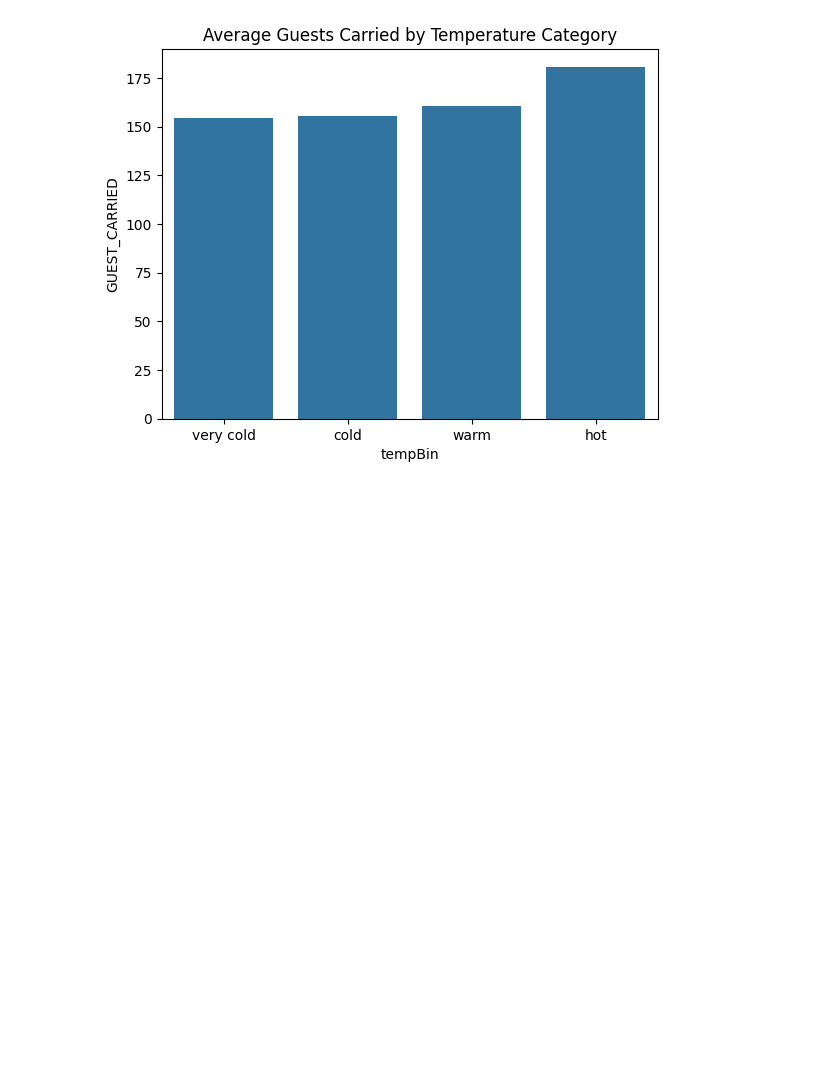
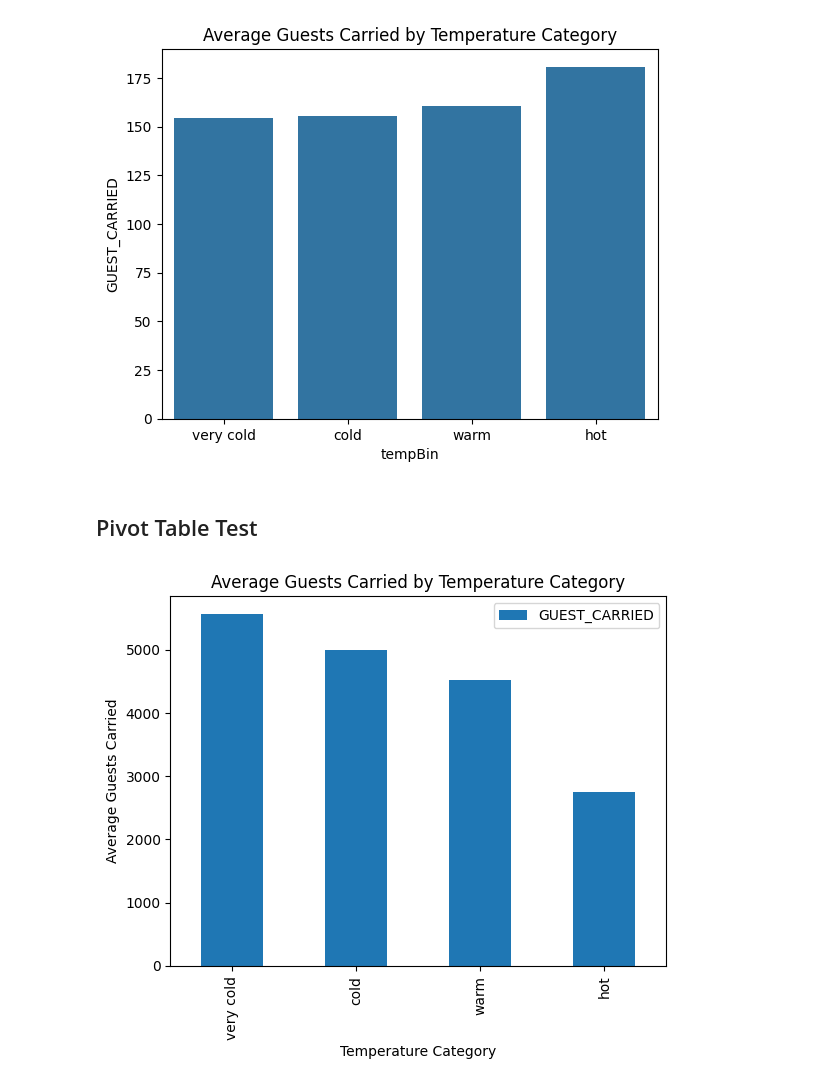
Before and after one commit to MwBm/DataAnalysisIntro, a Jupyter notebook: disneyData.ipynb, the cells around one changed output. Saved outputs shown, nothing was run; the diff lists cells and outputs as text; code cells hidden in the pictures; blank space fills up the shorter version.

```diff
--- a/disneyData.ipynb
+++ b/disneyData.ipynb
@@ -241,3 +267,15 @@ plt.title('Average Guests Carried by Temperature Category')
 plt.show()
 # %% [output]
 [figure]
+# %% [markdown]
+## Pivot Table Test
+# %%
+pivot = matching_rapids.pivot_table(values='GUEST_CARRIED', index='tempBin', aggfunc='var', observed=True)
+
+pivot.plot(kind='bar')
+plt.title('Average Guests Carried by Temperature Category')
+plt.xlabel('Temperature Category')
+plt.ylabel('Average Guests Carried')
+plt.show()
+# %% [output]
+[figure, added]
```
Also changed, not shown: parts of 10 cells of this notebook.
